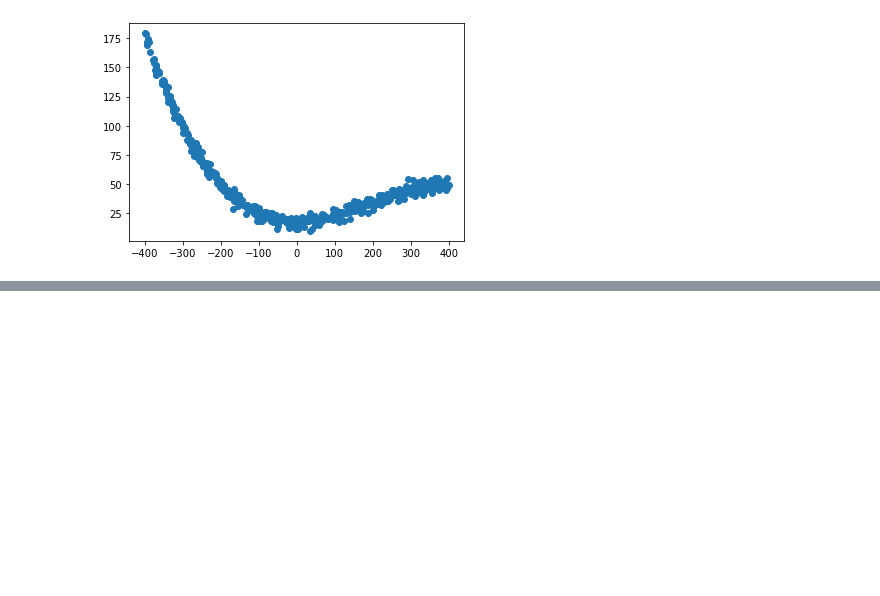
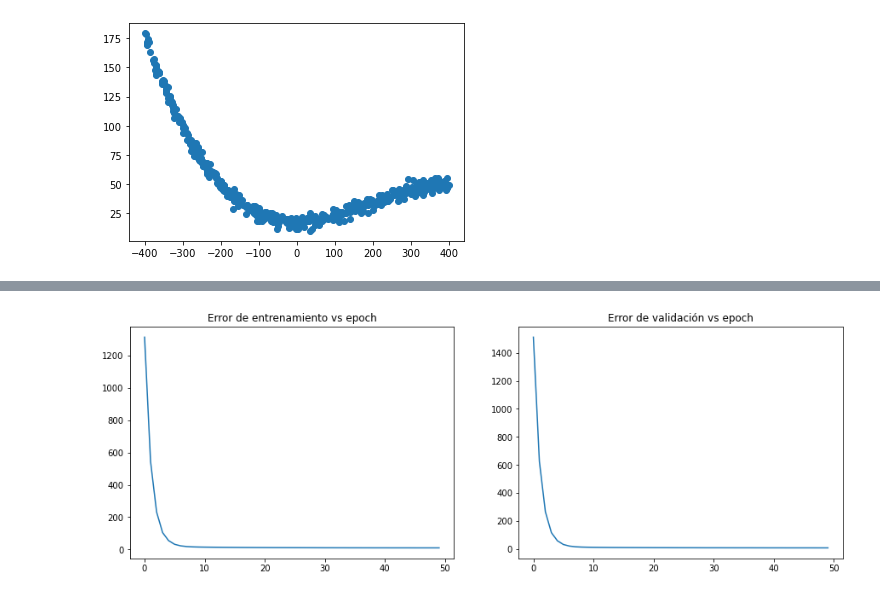
Before and after one commit to franz6ko/intro-ai, a Jupyter notebook: Examen/Examen.ipynb, the cells around one changed output, grey strips where cells are left out. Cells and saved outputs as stored; diff of their text form; code cells hidden in the pictures; blank space fills up the shorter version.

```diff
--- a/Examen/Examen.ipynb
+++ b/Examen/Examen.ipynb
@@ -270,3 +321,12 @@ ValueError: operands could not be broadcast together with shapes (21,1,21) (21,4
+# %%
+# Graficar errores de entrenamiento y validación
+fig, ax = plt.subplots(1,2, figsize=(15,5))
+ax[0].plot(bt.train_errors);
+ax[0].set_title('Error de entrenamiento vs epoch')
+ax[1].plot(bt.validation_errors);
+ax[1].set_title('Error de validación vs epoch');
+# %% [output]
+[figure, added]
 # %%
 # Comparación de la solución cerrada con Mini-Batch
 w_bt = bt.model
```
Also changed, not shown: parts of 17 cells of this notebook, 1 other file.
